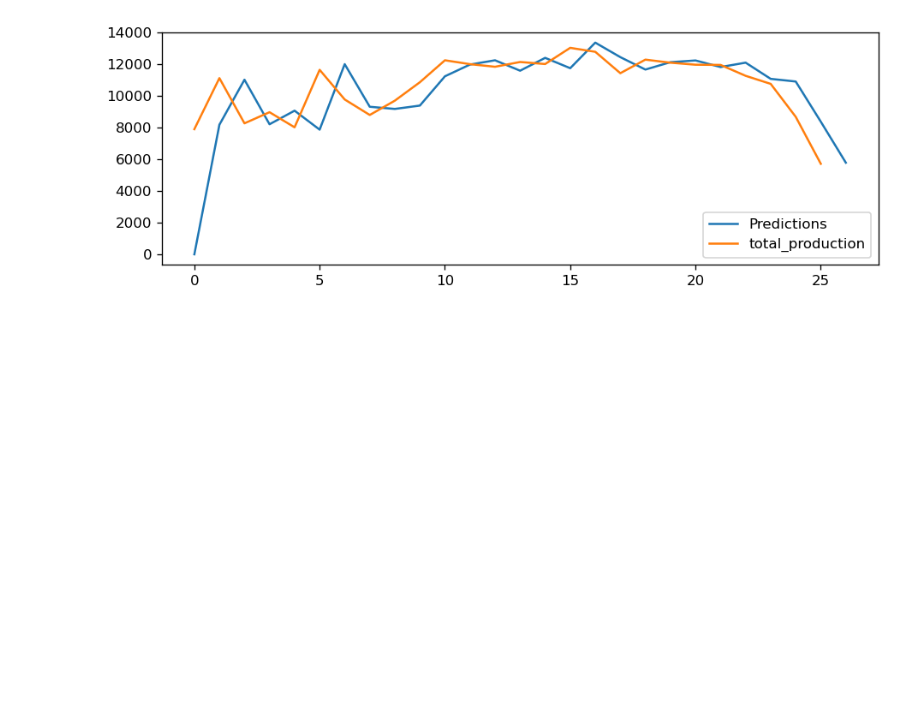
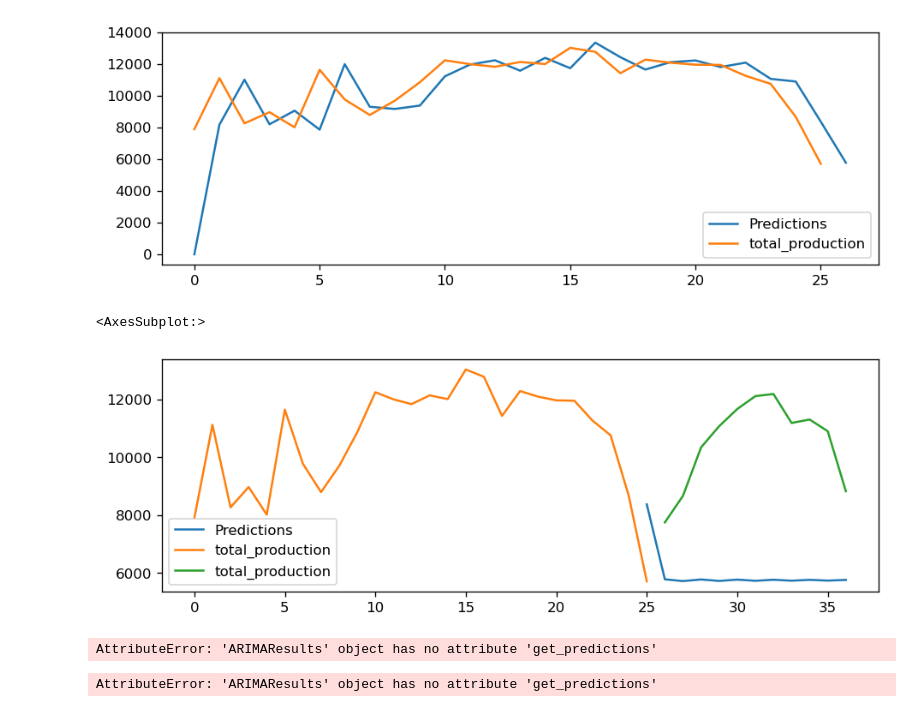
Before and after one commit to Dude-where-s-my-copper/EV_growth, a Jupyter notebook: jarad_model_notebook.ipynb, the cells around one changed output. Drawn from its saved outputs; the diff is of its cells as text; code cells hidden in the pictures; blank space fills up the shorter version.

```diff
--- a/jarad_model_notebook.ipynb
+++ b/jarad_model_notebook.ipynb
@@ -56,0 +153,2 @@ AttributeError: 'DataFrame' object has no attribute 'value'
+# %%
+train.Year = pd.to_datetime(train.Year)
@@ -169,3 +279,62 @@ train['total_production'].plot(legend = True)
 # %% [output]
 <AxesSubplot:>
 [figure]
+# %%
+start = 25
+end = 36
+
+# Predictions for one-year against the train set
+predictions = model_fit.predict(start, end,
+                             typ = 'levels').rename("Predictions")
+
+# plot predictions and actual values
+predictions.plot(legend = True)
+train['total_production'].plot(legend = True)
+test['total_production'].plot(legend = True)
+# %% [output]
+<AxesSubplot:>
+[figure, added]
+# %%
+model = ARIMA(train.total_production, order=(1, 1, 1))
+fitted = model.fit()
+
+# Forecast
+conf = fitted.get_forecast(15, alpha=0.05)  # 95% conf
+
+forecasted = fitted.get_predictions(15, alpha=0.05)  # 95% conf
+
+
+conf
+# %% [output]
+AttributeError: 'ARIMAResults' object has no attribute 'get_predictions'
+# %%
+# Build Model
+# model = ARIMA(train, order=(3,2,1))
+model = ARIMA(train.total_production, order=(1, 1, 1))
+fitted = model.fit()
+
+# Forecast
+fc, se, conf = fitted.get_predictions(15, alpha=0.05)  # 95% conf
+
+
+
+
+#conf = str(conf)
+
+# Make as pandas series
+fc_series = pd.Series(fc, index=test.index)
+lower_series = pd.Series(conf[:, 0], index=test.index)
+upper_series = pd.Series(conf[:, 1], index=test.index)
+
+# Plot
+plt.figure(figsize=(12,5), dpi=100)
+plt.plot(train, label='training')
+plt.plot(test, label='actual')
+plt.plot(fc_series, label='forecast')
+plt.fill_between(lower_series.index, lower_series, upper_series,
+                 color='k', alpha=.15)
+plt.title('Forecast vs Actuals')
+plt.legend(loc='upper left', fontsize=8)
+plt.show()
+# %% [output]
+AttributeError: 'ARIMAResults' object has no attribute 'get_predictions'
```
Also changed, not shown: parts of 32 cells of this notebook.
